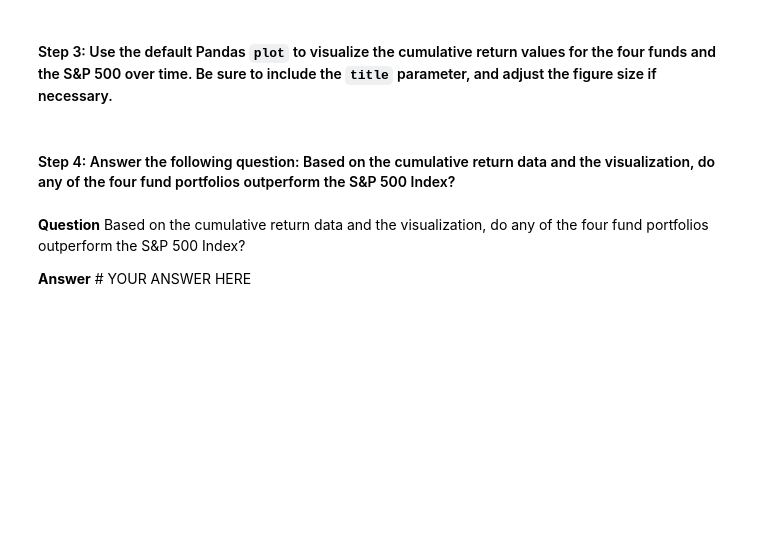
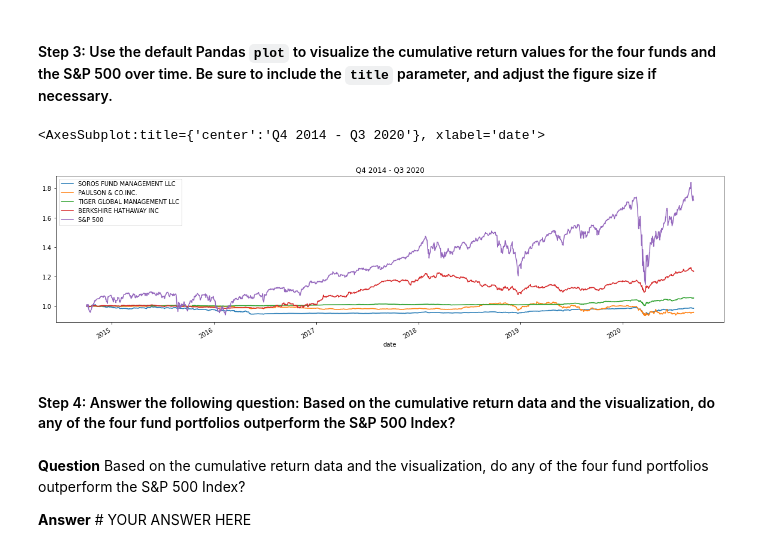
Before and after one commit to emorytk/FinTech-Class_C04_emorytk, a Jupyter notebook: risk_return_analysis.ipynb, the cells around one changed output. Saved outputs shown, nothing was run; the diff lists cells and outputs as text; code cells hidden in the pictures; blank space fills up the shorter version.

```diff
--- a/risk_return_analysis.ipynb
+++ b/risk_return_analysis.ipynb
@@ -222,4 +209,5 @@ daily_returns_df.describe()
 # %%
 # Calculate and plot the cumulative returns of the 4 fund portfolios and the S&P 500
 # Review the last 5 rows of the cumulative returns DataFrame
-# YOUR CODE HERE
+cumulative_returns = (1 + daily_returns_df).cumprod()
+cumulative_returns.head()
@@ -228,7 +224,11 @@ daily_returns_df.describe()
 # %%
 # Visualize the cumulative returns using the Pandas plot function
 # Include a title parameter and adjust the figure size
-# YOUR CODE HERE
+cumulative_returns.loc['2014-10-01' : '2020-09-11'].plot(
+    legend=True, figsize=(20,5), title="Q4 2014 - Q3 2020")
+# %% [output]
+<AxesSubplot:title={'center':'Q4 2014 - Q3 2020'}, xlabel='date'>
+[figure, added]
 # %% [markdown]
 #### Step 4: Answer the following question: Based on the cumulative return data and the visualization, do any of the four fund portfolios outperform the S&P 500 Index?
 # %% [markdown]
```
Also changed, not shown: parts of 15 cells of this notebook.
